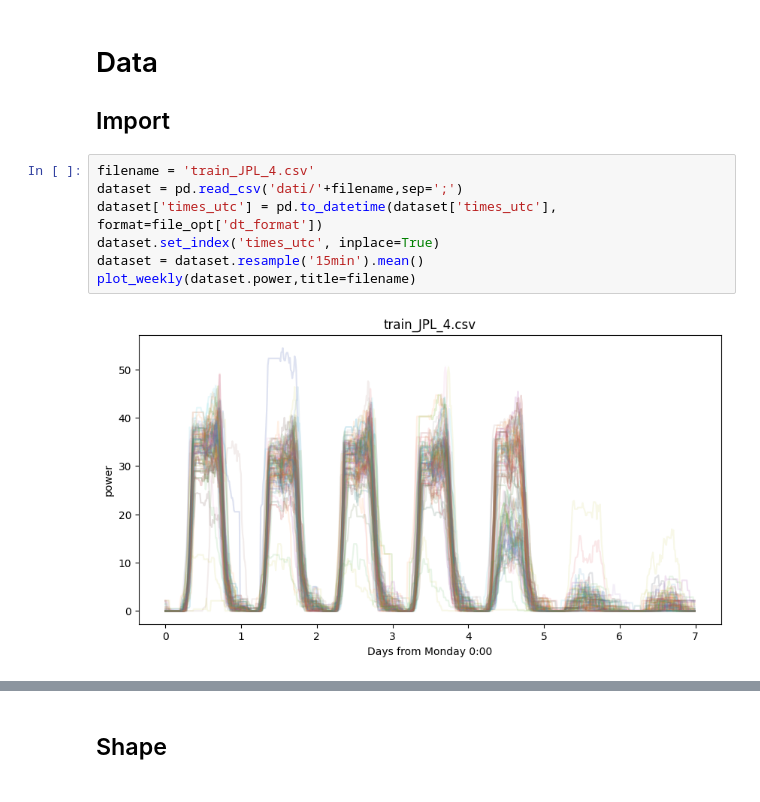
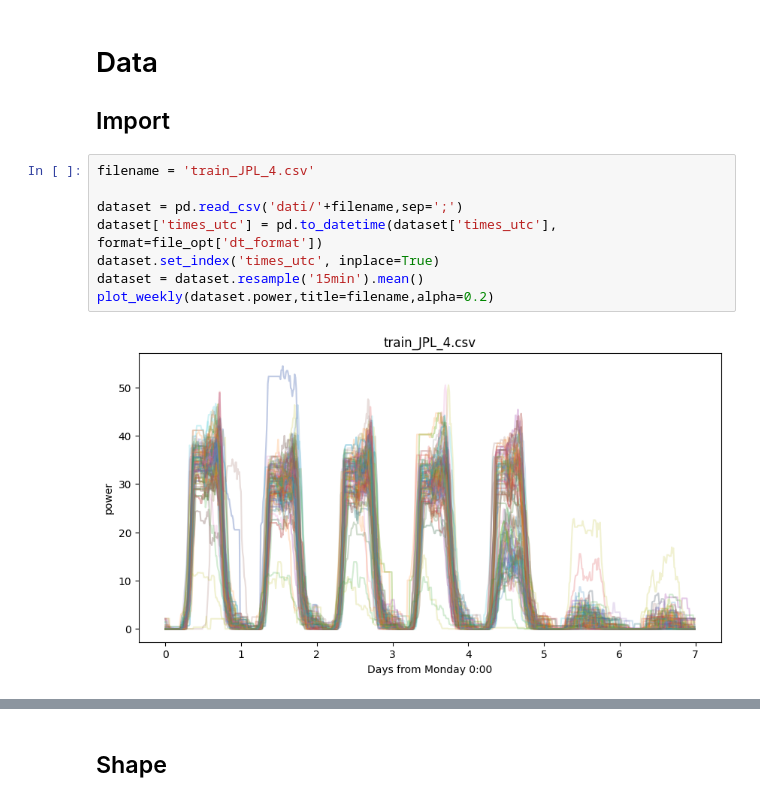
Before and after one commit to woodjmichael/Prophet-LSTM-EV-Forecast, a Jupyter notebook: ev_forecaster_no_sql.ipynb, the cells around one changed output, grey strips where cells are left out. Drawn from its saved outputs; the diff is of its cells as text.

```diff
--- a/ev_forecaster_no_sql.ipynb
+++ b/ev_forecaster_no_sql.ipynb
@@ -78,10 +78,11 @@ model_opt = {'LSTM_num_hidden_units': [24],
 ## Import
 # %%
 filename = 'train_JPL_4.csv'
+
 dataset = pd.read_csv('dati/'+filename,sep=';')
 dataset['times_utc'] = pd.to_datetime(dataset['times_utc'], format=file_opt['dt_format'])
 dataset.set_index('times_utc', inplace=True)
 dataset = dataset.resample('15min').mean()
-plot_weekly(dataset.power,title=filename)
+plot_weekly(dataset.power,title=filename,alpha=0.2)
 # %% [output]
-[figure, old version]
+[figure, new version]
```
Also changed, not shown: parts of 15 cells of this notebook, 26 other files.
